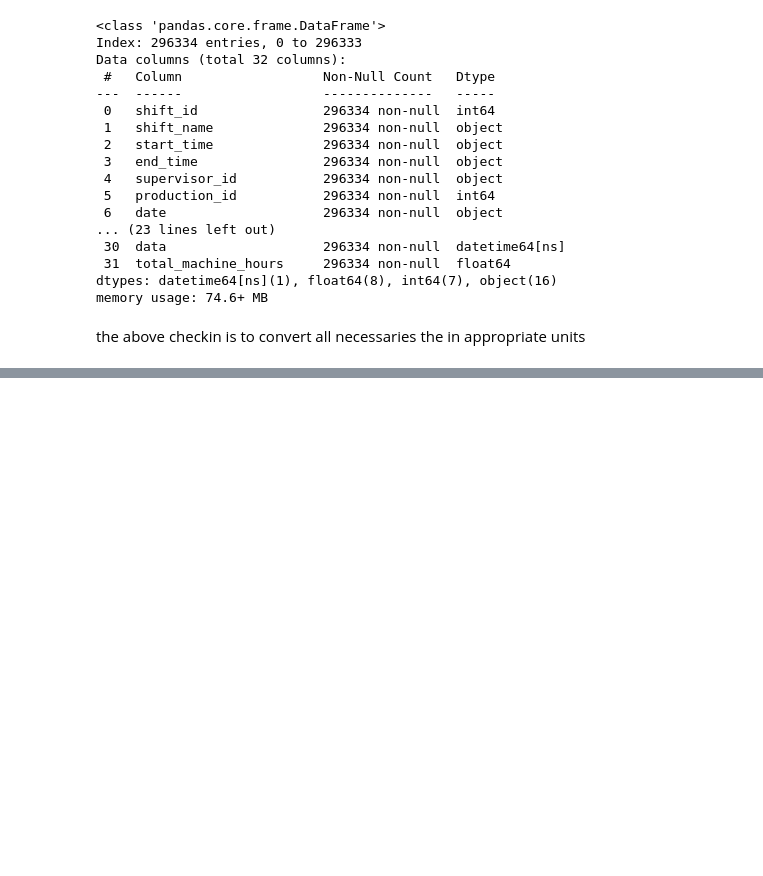
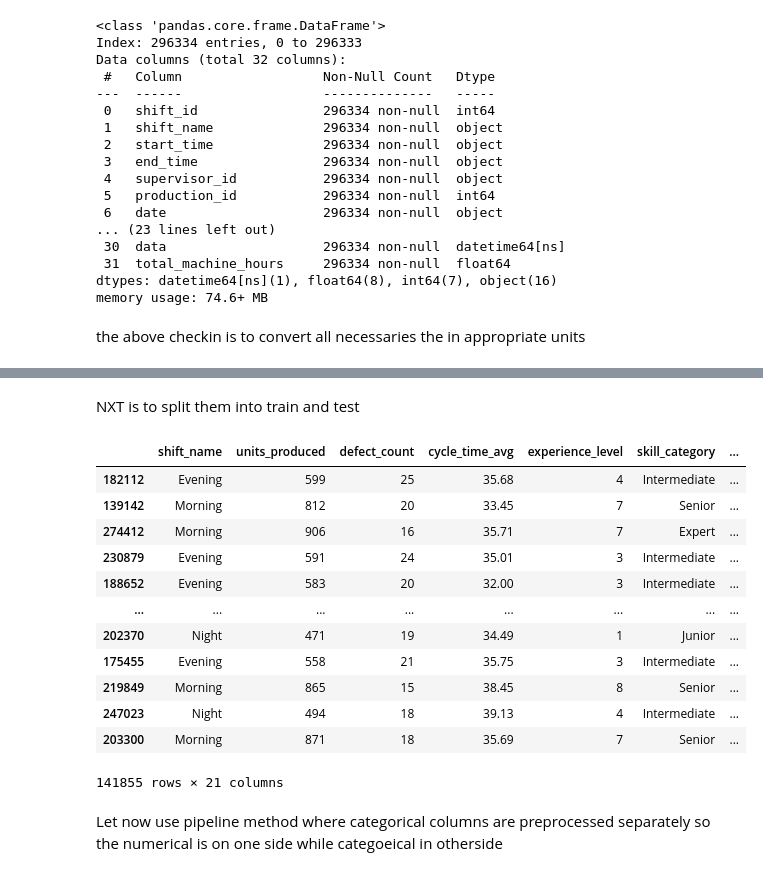
Before and after one commit to victoroluikpe/Nordex-shift-optimization-system, a Jupyter notebook: n/data_processing.ipynb, the cells around one changed output, grey strips where cells are left out. Saved outputs shown, nothing was run; the diff lists cells and outputs as text; code cells hidden in the pictures; blank space fills up the shorter version.

Commit message:
code for model push

```diff
--- a/n/data_processing.ipynb
+++ b/n/data_processing.ipynb
@@ -754,0 +792,2 @@ import pandas as pd
+# %%
+shift_data.drop(columns=columns_to_drop, inplace=True, errors='ignore')
@@ -754,0 +827,2 @@ import pandas as pd
+# %%
+shift_data.drop_duplicates(inplace=True)
@@ -754,0 +841,3 @@ import pandas as pd
+# %%
+X = shift_data.drop(columns=['shift_efficiency_score'], axis=1)
+y = shift_data['shift_efficiency_score']
@@ -754,0 +879,25 @@ import pandas as pd
+# %% [markdown]
+NXT is to split them into train and test
+# %%
+from sklearn.model_selection import train_test_split
+X_train, X_test, y_train, y_test = train_test_split(
+    X, y, test_size=0.2, random_state=42
+)
+# %%
+X_train
+# %% [output]
+|  | shift_name | units_produced | defect_count | cycle_time_avg | experience_level | skill_category | ... |
+| 182112 | Evening | 599 | 25 | 35.68 | 4 | Intermediate | ... |
+| 139142 | Morning | 812 | 20 | 33.45 | 7 | Senior | ... |
+| 274412 | Morning | 906 | 16 | 35.71 | 7 | Expert | ... |
+| 230879 | Evening | 591 | 24 | 35.01 | 3 | Intermediate | ... |
+| 188652 | Evening | 583 | 20 | 32.00 | 3 | Intermediate | ... |
+| ... | ... | ... | ... | ... | ... | ... | ... |
+| 202370 | Night | 471 | 19 | 34.49 | 1 | Junior | ... |
+| 175455 | Evening | 558 | 21 | 35.75 | 3 | Intermediate | ... |
+| 219849 | Morning | 865 | 15 | 38.45 | 8 | Senior | ... |
+| 247023 | Night | 494 | 18 | 39.13 | 4 | Intermediate | ... |
+| 203300 | Morning | 871 | 18 | 35.69 | 7 | Senior | ... |
+141855 rows × 21 columns
+# %% [markdown]
+Let now use pipeline method where categorical columns are preprocessed separately so the numerical is on one side while categoeical in otherside
```
Also changed, not shown: parts of 27 cells of this notebook, 10 other files.
